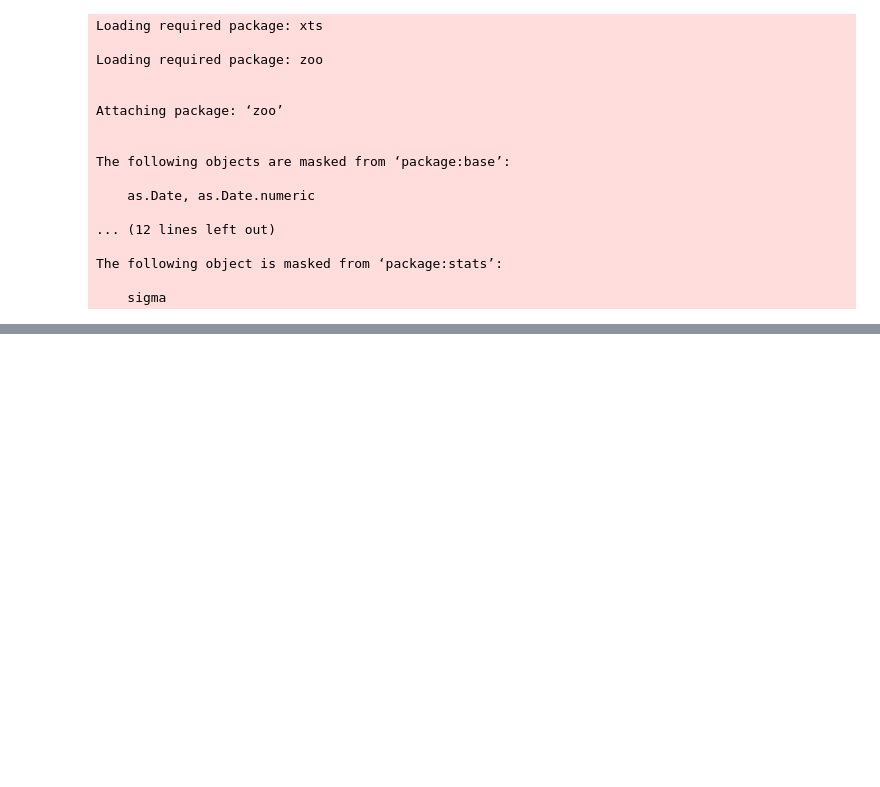
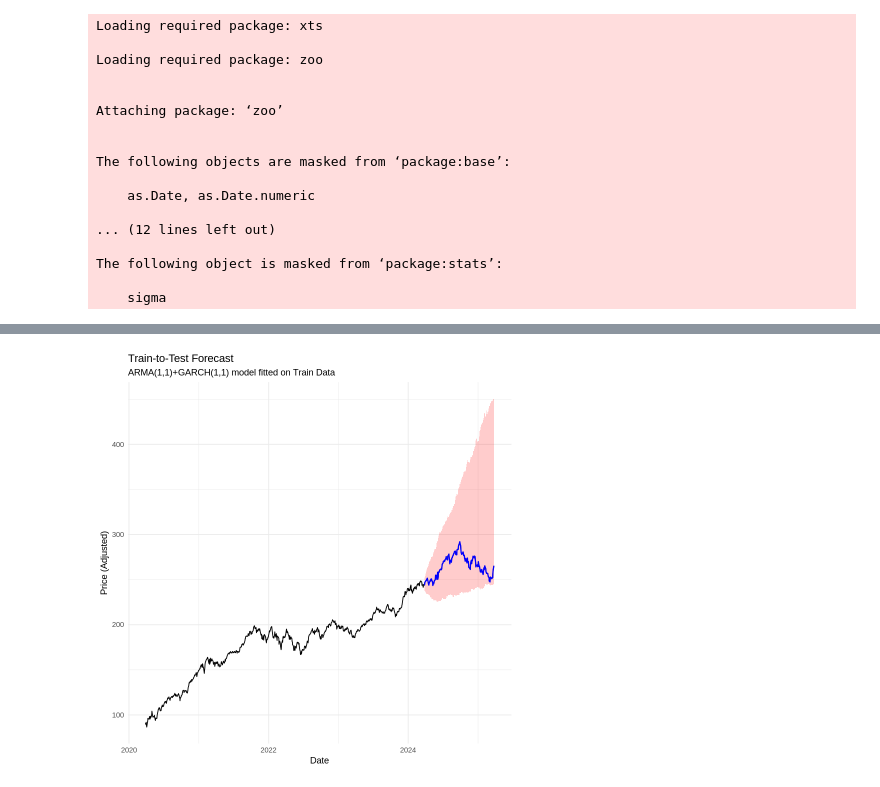
Before and after one commit to vkthakur90/Econometrics, a Jupyter notebook: Joint_ARMA(1,1)_+_GARCH(1,1)_in_R.ipynb, the cells around one changed output, grey strips where cells are left out. Saved outputs shown, nothing was run; the diff lists cells and outputs as text; code cells hidden in the pictures; blank space fills up the shorter version.

```diff
--- a/Joint_ARMA(1,1)_+_GARCH(1,1)_in_R.ipynb
+++ b/Joint_ARMA(1,1)_+_GARCH(1,1)_in_R.ipynb
@@ -45,10 +45,3 @@ prices <- Ad(get(ticker))
 # 2. Compute daily logarithmic returns in percentage
 log_returns <- 100 * diff(log(prices))
 log_returns <- na.omit(log_returns)
-# %%
-#-----------------------------
-# 3. Split data into training and testing sets
-n <- length(log_returns)
-train_size <- floor(0.8 * n)
-train_data <- log_returns[1:train_size]
-test_data  <- log_returns[(train_size + 1):n]
@@ -117,0 +48,16 @@ df_test <- data.frame(Date = test_price_dates,
+# %%
+#-----------------------------
+# 3. Split data into train and test sets (80% train, 20% test)
+n_total <- length(log_returns)
+train_size <- floor(0.8 * n_total)
+train_returns <- log_returns[1:train_size]
+test_returns  <- log_returns[(train_size + 1):n_total]
+
+# For the train-forecast, the starting price is the price corresponding to the end of the training period.
+# Because diff(log(prices)) produces one less observation, the last training return corresponds to prices[train_size+1].
+last_train_price <- as.numeric(prices[train_size + 1])
+
+# Actual test prices for plotting (adjust indices accordingly)
+# Test returns start at time train_size+1, so actual test prices start at prices[train_size+2]
+actual_test_prices <- prices[(train_size + 2):length(prices)]
+test_dates <- index(actual_test_prices)
@@ -118,12 +136,22 @@ df_test <- data.frame(Date = test_price_dates,
+# %%
+#-----------------------------
+# 6. Prepare Historical Price Data for Plotting
+df_prices <- data.frame(Date = as.Date(index(prices)),
+                        Price = as.numeric(prices))
 # %%
 #-----------------------------
-# 7. Plot the historical prices and overlay the forecast with a 95% CI for the test period
-ggplot() +
+# 7. Plot: Historical Prices, Train-Test Forecast, and Future Forecast
+# Plot 1: Train-to-Test Forecast
+p1 <- ggplot() +
+  # Historical prices (all)
   geom_line(data = df_prices, aes(x = Date, y = Price), color = "black", size = 0.5) +
-  geom_line(data = df_test, aes(x = Date, y = Price), color = "blue", size = 0.7) +
-  geom_ribbon(data = df_forecast, aes(x = Date, ymin = Lower, ymax = Upper),
+  # Forecast from Train Model on Test Period
+  geom_ribbon(data = df_test_forecast, aes(x = Date, ymin = Lower, ymax = Upper),
               fill = "red", alpha = 0.2) +
-  labs(title = "ARMA(1,1) + GARCH(1,1) Price Forecast via Monte Carlo Simulation",
+  # Actual Test Prices
+  geom_line(data = df_test_actual, aes(x = Date, y = Price), color = "blue", size = 0.7) +
+  labs(title = "Train-to-Test Forecast",
+       subtitle = "ARMA(1,1)+GARCH(1,1) model fitted on Train Data",
        x = "Date", y = "Price (Adjusted)") +
   theme_minimal()
 # %% [output]
@@ -133,0 +219,4 @@ Warning message:
+# %%
+p1
+# %% [output]
+[figure, added]
```
Also changed, not shown: parts of 21 cells of this notebook.
